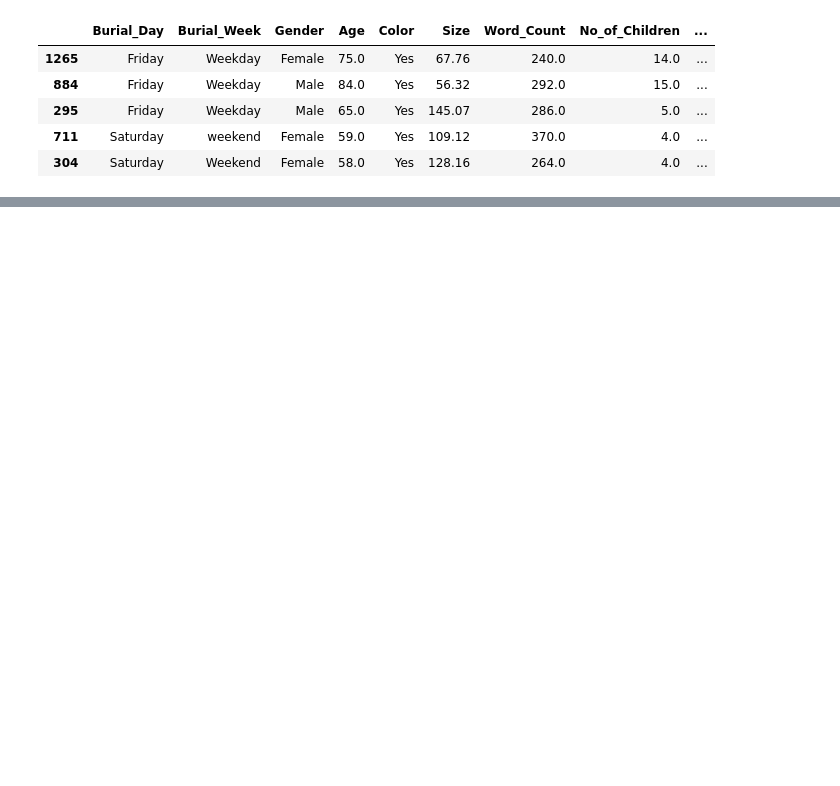
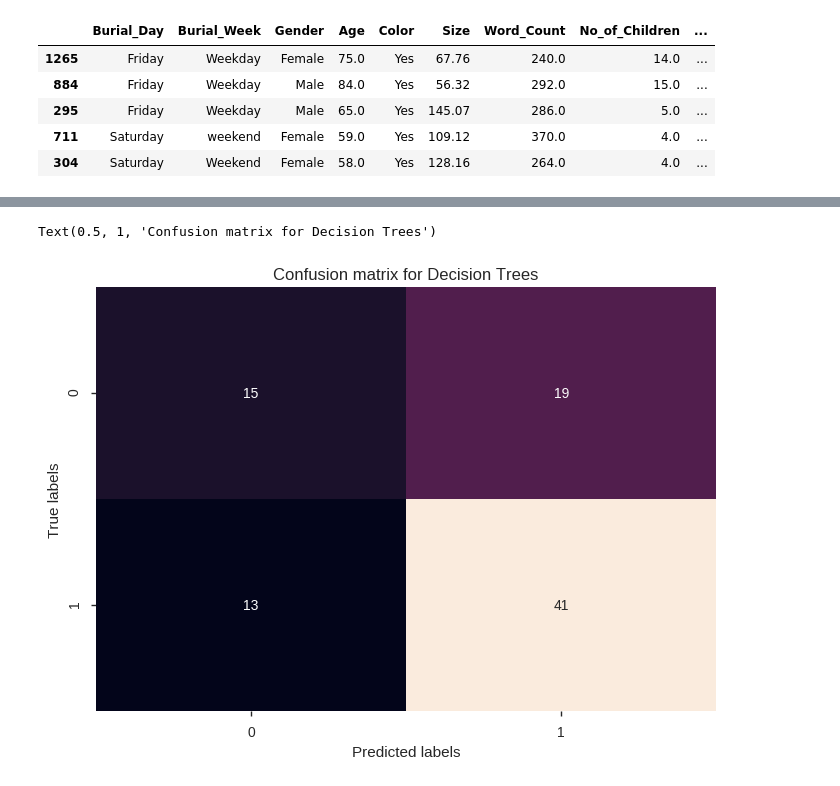
Before and after one commit to M-Waweru/DengueChallenge, a Jupyter notebook: Obituaries.ipynb, the cells around one changed output, grey strips where cells are left out. Cells and saved outputs as stored; diff of their text form; code cells hidden in the pictures; blank space fills up the shorter version.

```diff
--- a/Obituaries.ipynb
+++ b/Obituaries.ipynb
@@ -748,0 +813,10 @@ array([[14, 20],
+# %%
+# Decision Trees
+
+dt_class = DecisionTreeClassifier()
+
+dt_class.fit(enx_train, eny_train)
+
+dt_pred = dt_class.predict(enx_test)
+
+print(classification_report(eny_test, dt_pred))
@@ -748,0 +832,10 @@ array([[14, 20],
+# %%
+dt_cm = confusion_matrix(eny_test, dt_pred)
+
+sns.heatmap(dt_cm, annot=True, cbar=False)
+plt.xlabel('Predicted labels')
+plt.ylabel('True labels')
+plt.title('Confusion matrix for Decision Trees')
+# %% [output]
+Text(0.5, 1, 'Confusion matrix for Decision Trees')
+[figure, added]
```
Also changed, not shown: parts of 21 cells of this notebook.
